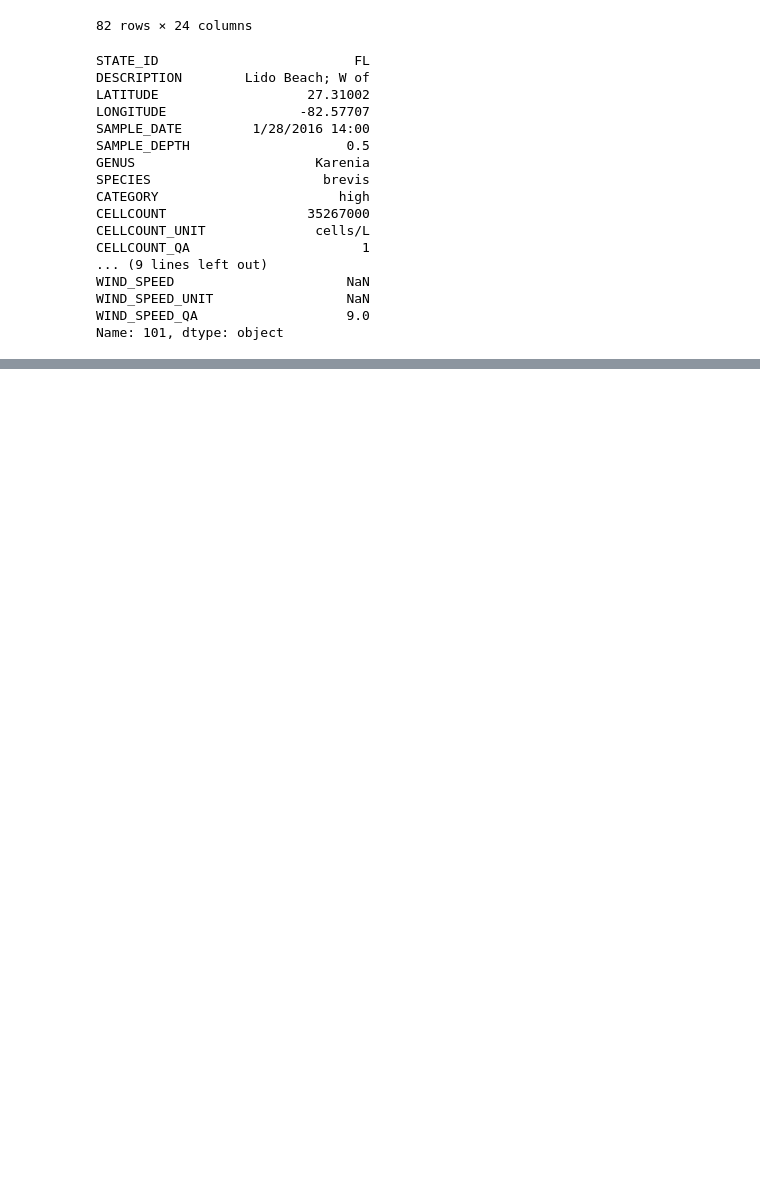
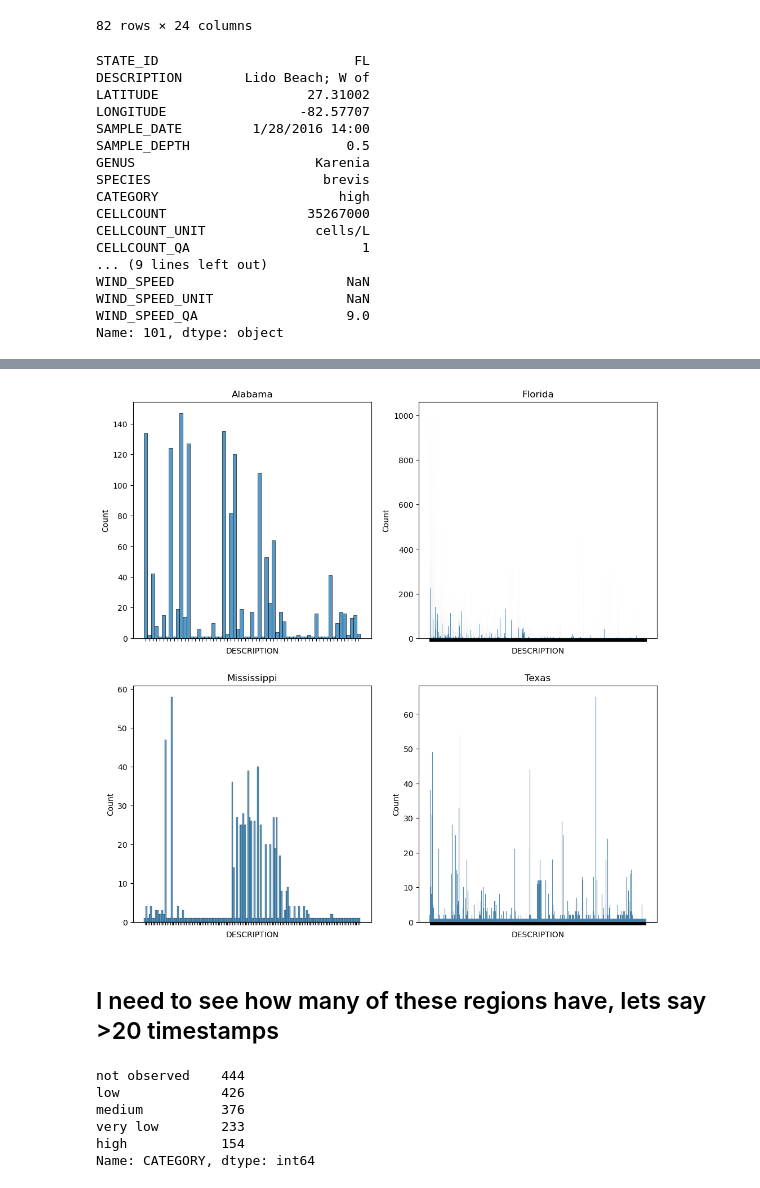
Before and after one commit to pddoze/Algae_Bloom_Forecast, a Jupyter notebook: Algae_Bloom_EDA.ipynb, the cells around one changed output, grey strips where cells are left out. Cells and saved outputs as stored; diff of their text form; code cells hidden in the pictures; blank space fills up the shorter version.

```diff
--- a/Algae_Bloom_EDA.ipynb
+++ b/Algae_Bloom_EDA.ipynb
@@ -157,0 +193,36 @@ array(['FL', 'TX', 'AL', 'MS'], dtype=object)
+# %%
+abalabama = AB2.loc[AB2.STATE_ID=='AL']
+abflorida = AB2.loc[AB2.STATE_ID=='FL']
+abmississippi = AB2.loc[AB2.STATE_ID=='MS']
+# %%
+fig, axes = plt.subplots(2,2,figsize=(12,12))
+
+sns.histplot(ax=axes[0,0], data=abalabama, x='DESCRIPTION')
+axes[0,0].set_title('Alabama')
+axes[0,0].set(xticklabels=[])
+
+sns.histplot(ax=axes[0,1], data=abflorida, x='DESCRIPTION')
+axes[0,1].set_title('Florida')
+axes[0,1].set(xticklabels=[])
+
+sns.histplot(ax=axes[1,0], data=abmississippi, x='DESCRIPTION')
+axes[1,0].set_title('Mississippi')
+axes[1,0].set(xticklabels=[])
+
+sns.histplot(ax=axes[1,1], data=abtexas, x='DESCRIPTION')
+axes[1,1].set_title('Texas')
+axes[1,1].set(xticklabels=[])
+plt.show()
+# %% [output]
+[figure, added]
+# %% [markdown]
+## I need to see how many of these regions have, lets say >20 timestamps
+# %%
+abtexas['CATEGORY'].value_counts()
+# %% [output]
+not observed    444
+low             426
+medium          376
+very low        233
+high            154
+Name: CATEGORY, dtype: int64
```
Also changed, not shown: parts of 23 cells of this notebook.
